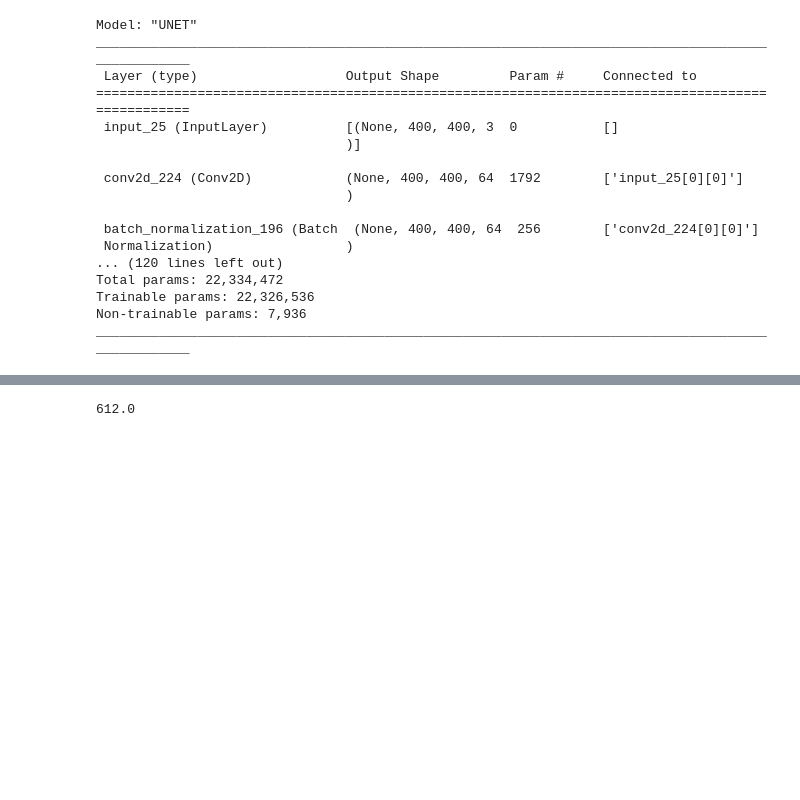
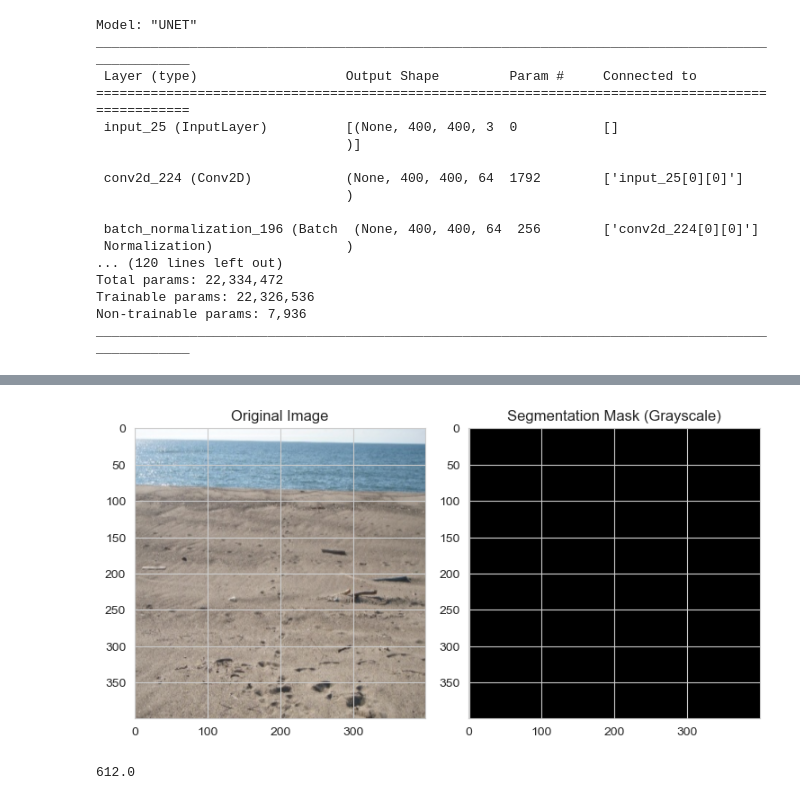
Before and after one commit to Ohm-Rajpal/AI-For-Change-Hackathon, a Jupyter notebook: garbage_classifier.ipynb, the cells around one changed output, grey strips where cells are left out. Drawn from its saved outputs; the diff is of its cells as text; code cells hidden in the pictures; blank space fills up the shorter version.

```diff
--- a/garbage_classifier.ipynb
+++ b/garbage_classifier.ipynb
@@ -239,0 +250,4 @@ for image_batch, mask_batch in train_dataset.take(1):
+# %%
+# Save the model to a file
+with open('trained_model.pkl', 'wb') as f:
+    pickle.dump(model, f)
@@ -240,3 +284,42 @@ for image_batch, mask_batch in train_dataset.take(1):
 # %%
-(.70 * 3500) / 10
+# Define your load_process_small function
+def load_process_small(image_path):
+    with tf.device('/GPU:0'):  # Adjust device as per your setup
+        img = tf.io.read_file(image_path)
+        img = tf.image.decode_jpeg(img, channels=3)
+        img = tf.image.resize(img, (400, 400))
+        img = tf.cast(img, tf.float32) / 255.0
+
+    return img
+
+# Example usage
+example_image_path = 'Beach Cleanup Dataset/beachlitter_dataset_2022/beachlitter/X/train_000000.jpg'
+example_image = load_process_small(example_image_path)
+
+# Assuming your model is already loaded and ready for prediction
+# Make predictions
+segmentation_mask = model.predict(np.expand_dims(example_image, axis=0))[0]
+
+# Visualize the results
+plt.figure(figsize=(15, 5))
+
+# Show the original image
+plt.subplot(1, 4, 1)
+plt.imshow(example_image)
+plt.title('Original Image')
+
+# Show the segmentation mask (argmax for grayscale visualization)
+segmentation_mask_gray = np.argmax(segmentation_mask, axis=-1)
+plt.subplot(1, 4, 2)
+plt.imshow(segmentation_mask_gray, cmap='gray')  # Adjust the colormap as needed
+plt.title('Segmentation Mask (Grayscale)')
+
+# Optionally, visualize each class separately
+for i in range(segmentation_mask.shape[-1], 3):
+    plt.subplot(1, 4, i + 3)
+    plt.imshow(segmentation_mask[:, :, i], cmap='viridis')  # Adjust the colormap as needed
+    plt.title(f'Class {i}')
+
+plt.tight_layout()
+plt.show()
 # %% [output]
@@ -244 +327,2 @@ for image_batch, mask_batch in train_dataset.take(1):
+[figure, added]
 # %%
```
Also changed, not shown: parts of 7 cells of this notebook, 1 other file.
